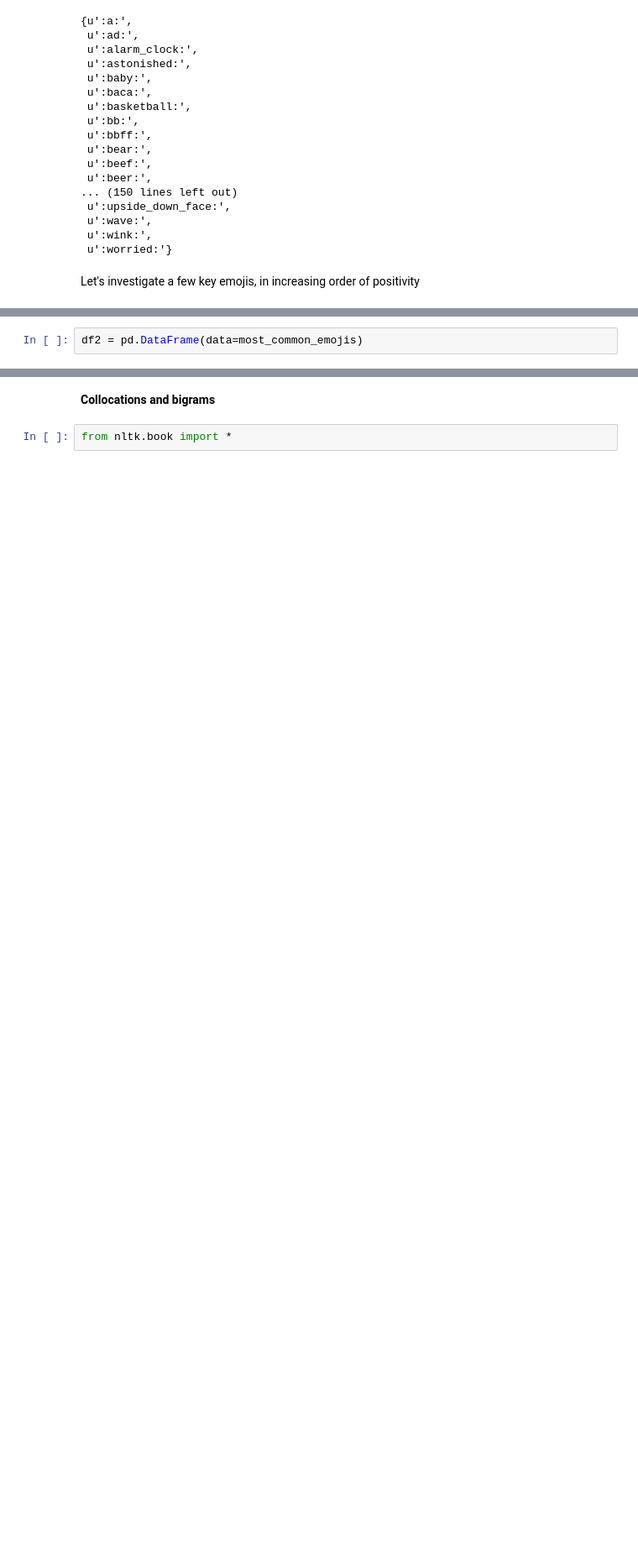
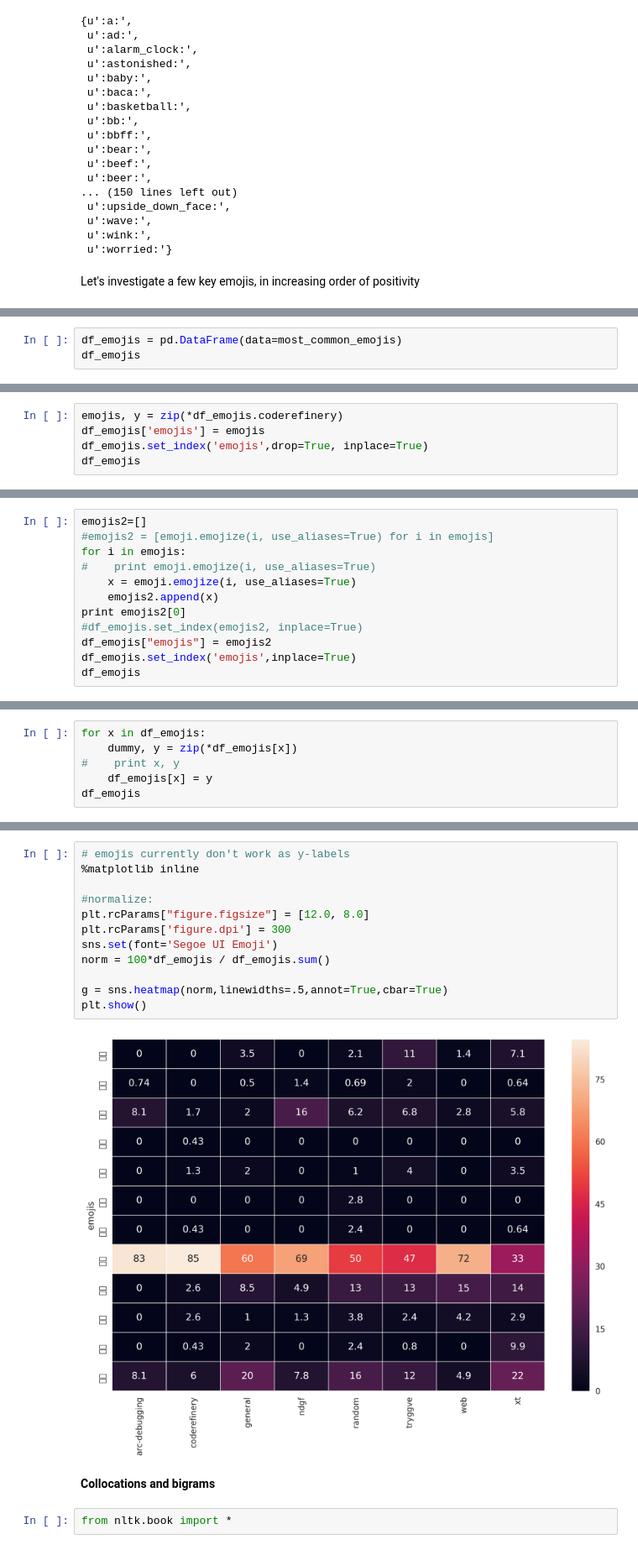
Before and after one commit to coderefinery/ahm18-nlp-slack, a Jupyter notebook: inspect-slacklogs.ipynb, the cells around one changed output, grey strips where cells are left out. Shown at 84% size. Cells and saved outputs as stored; diff of their text form; blank space fills up the shorter version.

Commit message:
extend emoji analysis

```diff
--- a/inspect-slacklogs.ipynb
+++ b/inspect-slacklogs.ipynb
@@ -558,3 +563,4 @@ tmp
 # %%
-df2 = pd.DataFrame(data=most_common_emojis)
+df_emojis = pd.DataFrame(data=most_common_emojis)
+df_emojis
 # %% [output]
@@ -561,0 +580,5 @@ ValueError: arrays must all be same length
+# %%
+emojis, y = zip(*df_emojis.coderefinery)
+df_emojis['emojis'] = emojis
+df_emojis.set_index('emojis',drop=True, inplace=True)
+df_emojis
@@ -561,0 +600,12 @@ ValueError: arrays must all be same length
+# %%
+emojis2=[]
+#emojis2 = [emoji.emojize(i, use_aliases=True) for i in emojis]
+for i in emojis:
+#    print emoji.emojize(i, use_aliases=True)
+    x = emoji.emojize(i, use_aliases=True)
+    emojis2.append(x)
+print emojis2[0]
+#df_emojis.set_index(emojis2, inplace=True)
+df_emojis["emojis"] = emojis2
+df_emojis.set_index('emojis',inplace=True)
+df_emojis
@@ -561,0 +628,6 @@ ValueError: arrays must all be same length
+# %%
+for x in df_emojis:
+    dummy, y = zip(*df_emojis[x])
+#    print x, y
+    df_emojis[x] = y
+df_emojis
@@ -562,3 +676,17 @@ ValueError: arrays must all be same length
+# %%
+# emojis currently don't work as y-labels
+%matplotlib inline
+
+#normalize:
+plt.rcParams["figure.figsize"] = [12.0, 8.0]
+plt.rcParams['figure.dpi'] = 300
+sns.set(font='Segoe UI Emoji')
+norm = 100*df_emojis / df_emojis.sum()
+
+g = sns.heatmap(norm,linewidths=.5,annot=True,cbar=True)
+plt.show()
+# %% [output]
+[figure, added]
 # %% [markdown]
 **Collocations and bigrams**
 # %%
```
Also changed, not shown: parts of 23 cells of this notebook.
